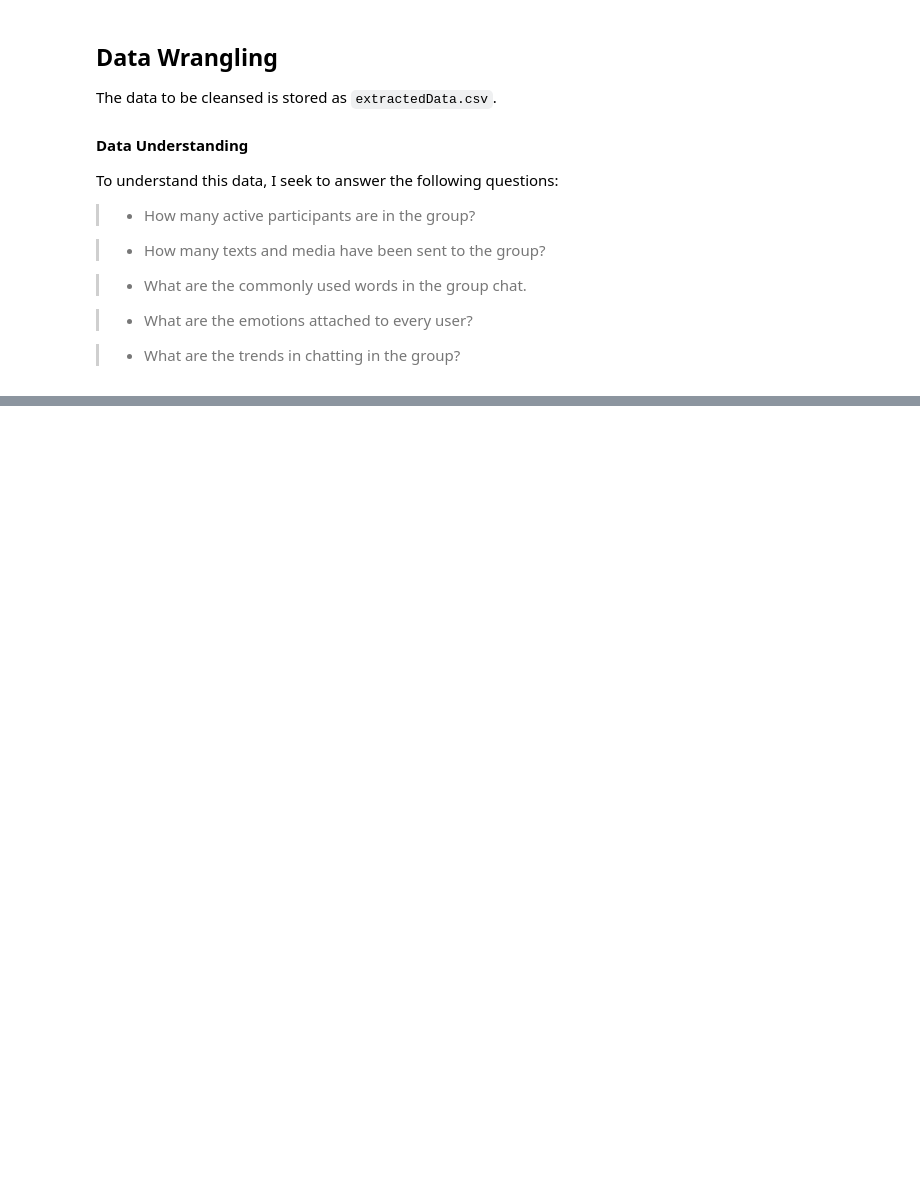
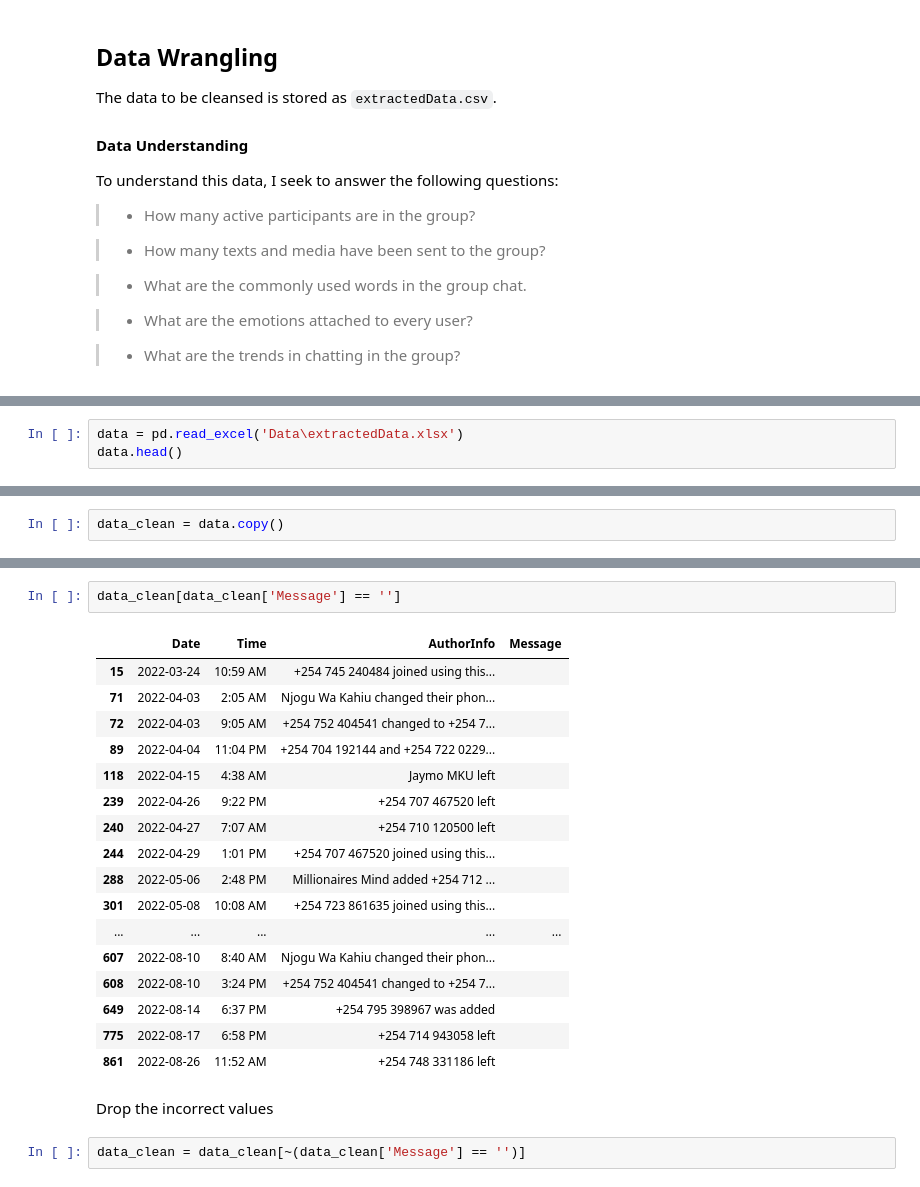
Before and after one commit to Naftal-Rainer/WhatsApp-Group-Chat-Analysis-Dashboard, a Jupyter notebook: cleansing.ipynb, the cells around one changed output, grey strips where cells are left out. Drawn from its saved outputs; the diff is of its cells as text; blank space fills up the shorter version.

```diff
--- a/cleansing.ipynb
+++ b/cleansing.ipynb
@@ -147,0 +154,3 @@ To understand this data, I seek to answer the following questions:
+# %%
+data = pd.read_excel('Data\extractedData.xlsx')
+data.head()
@@ -147,0 +197,2 @@ To understand this data, I seek to answer the following questions:
+# %%
+data_clean = data.copy()
@@ -147,0 +211,24 @@ To understand this data, I seek to answer the following questions:
+# %%
+data_clean[data_clean['Message'] == '']
+# %% [output]
+|  | Date | Time | AuthorInfo | Message |
+| 15 | 2022-03-24 | 10:59 AM | +254 745 240484 joined using this... |  |
+| 71 | 2022-04-03 | 2:05 AM | Njogu Wa Kahiu changed their phon... |  |
+| 72 | 2022-04-03 | 9:05 AM | +254 752 404541 changed to +254 7... |  |
+| 89 | 2022-04-04 | 11:04 PM | +254 704 192144 and +254 722 0229... |  |
+| 118 | 2022-04-15 | 4:38 AM | Jaymo MKU left |  |
+| 239 | 2022-04-26 | 9:22 PM | +254 707 467520 left |  |
+| 240 | 2022-04-27 | 7:07 AM | +254 710 120500 left |  |
+| 244 | 2022-04-29 | 1:01 PM | +254 707 467520 joined using this... |  |
+| 288 | 2022-05-06 | 2:48 PM | Millionaires Mind added +254 712 ... |  |
+| 301 | 2022-05-08 | 10:08 AM | +254 723 861635 joined using this... |  |
+| ... | ... | ... | ... | ... |
+| 607 | 2022-08-10 | 8:40 AM | Njogu Wa Kahiu changed their phon... |  |
+| 608 | 2022-08-10 | 3:24 PM | +254 752 404541 changed to +254 7... |  |
+| 649 | 2022-08-14 | 6:37 PM | +254 795 398967 was added |  |
+| 775 | 2022-08-17 | 6:58 PM | +254 714 943058 left |  |
+| 861 | 2022-08-26 | 11:52 AM | +254 748 331186 left |  |
+# %% [markdown]
+Drop the incorrect values
+# %%
+data_clean = data_clean[~(data_clean['Message'] == '')]
```
Also changed, not shown: parts of 29 cells of this notebook, 4 other files.
